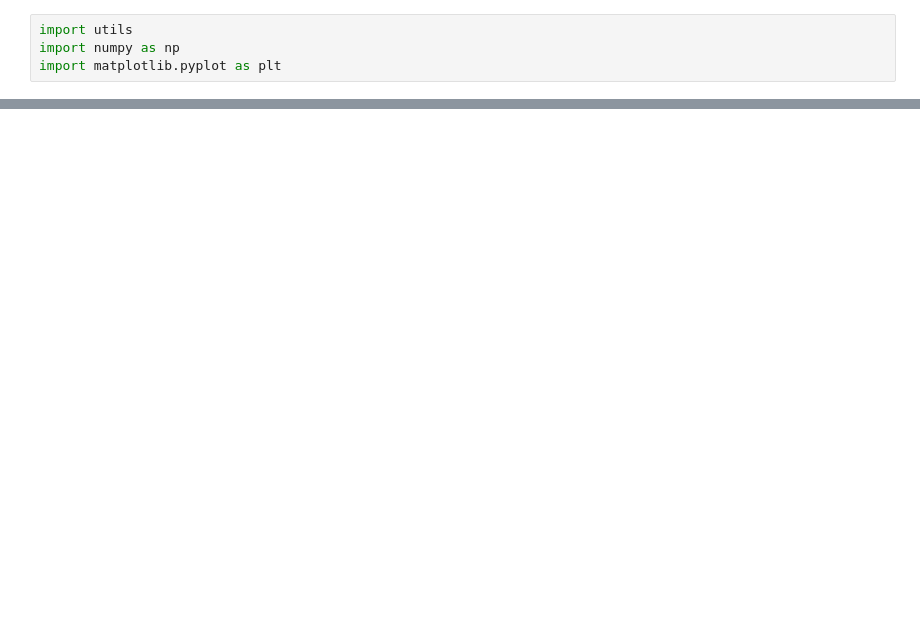
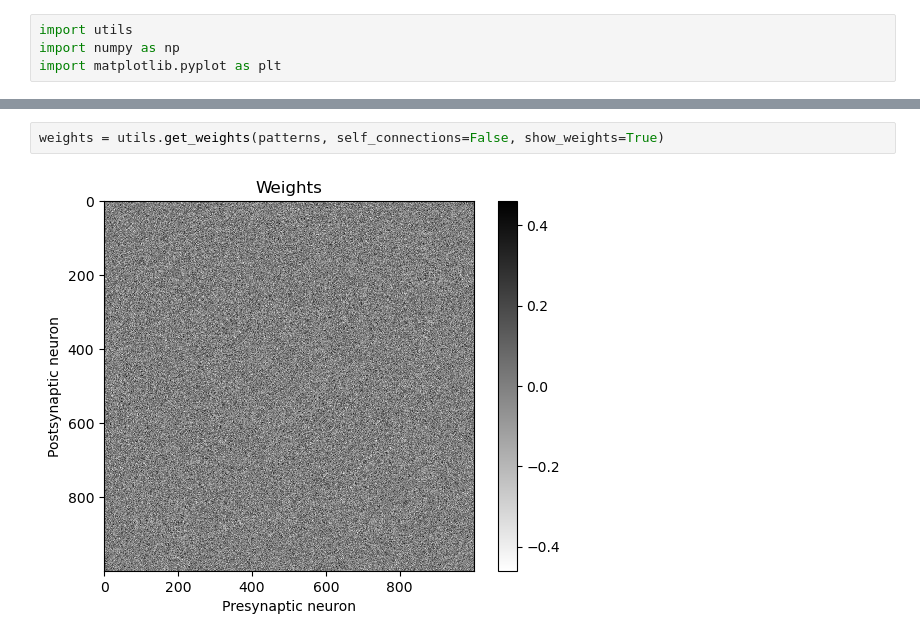
Before and after one commit to seb2o/Biological-Hopfield-Model, a Jupyter notebook: test_Seb.ipynb, the cells around one changed output, grey strips where cells are left out. Cells and saved outputs as stored; diff of their text form; blank space fills up the shorter version.

```diff
--- a/test_Seb.ipynb
+++ b/test_Seb.ipynb
@@ -9,0 +13,4 @@ patterns = utils.get_n_binary_patterns(n_patterns=10, pattern_dim=100, plot=True
+# %%
+weights = utils.get_weights(patterns, self_connections=False, show_weights=True)
+# %% [output]
+[figure, added]
```
Also changed, not shown: parts of 2 cells of this notebook, 1 other file.
